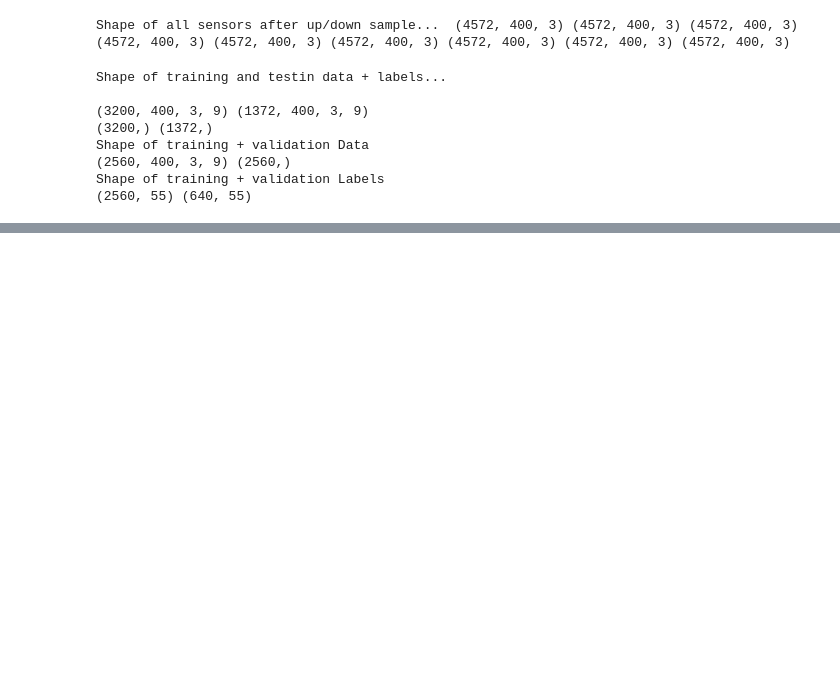
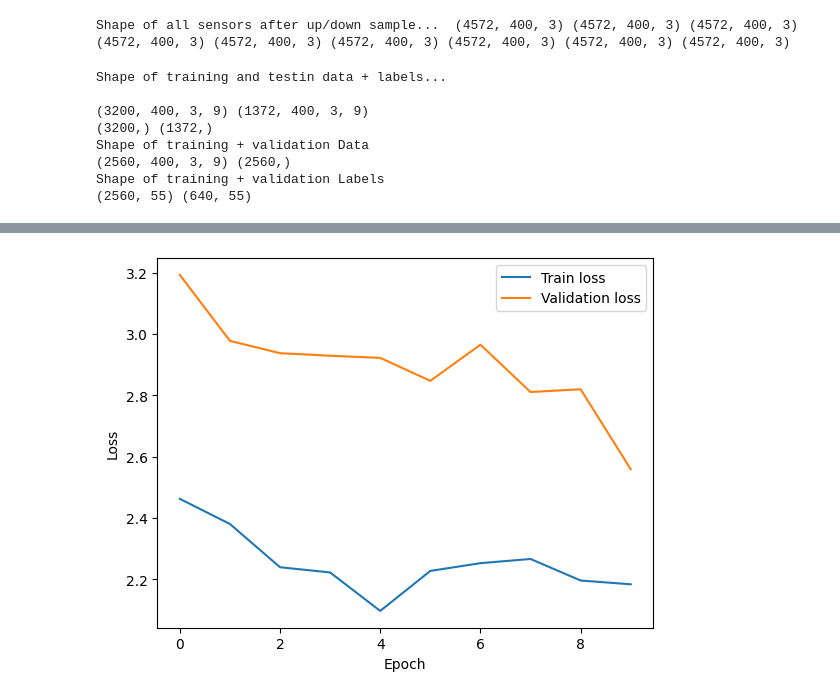
Before and after one commit to Wajeeha-Fatima/FYP, a Jupyter notebook: ConvLSTM/convNorm1Lstm/normConv1LSTM.ipynb, the cells around one changed output, grey strips where cells are left out. Cells and saved outputs as stored; diff of their text form; code cells hidden in the pictures; blank space fills up the shorter version.

```diff
--- a/ConvLSTM/convNorm1Lstm/normConv1LSTM.ipynb
+++ b/ConvLSTM/convNorm1Lstm/normConv1LSTM.ipynb
@@ -169,12 +170,12 @@ outputLSTM = 100
 
 # Parameters of the dense layer
 activationMLP = 'relu'
-inputMLP = 500
+inputMLP = 2000
 
 # Training parameters
 batchSize = 400
-numberOfEpochs = 30
-learningRate = 0.001
+numberOfEpochs = 10
+learningRate = 0.01
 
 input_shape = (400,3,9)
 nbClasses = 55
@@ -223,10 +224,10 @@ def normConv1Lstm(
     print(model.layers[-1].output_shape)
 
     # Fully-connected layer
-    model.add(Dense(inputMLP, activation=activationMLP))
+    model.add(Dense(inputMLP, activation=activationMLP, kernel_regularizer=regularizers.L2(0.01)))
     print('Dense layer size: ---------------------------')
     print(model.layers[-1].output_shape)
-    #model.add(Dropout(0.5))
+    model.add(Dropout(0.5))
 
     # Softmax layer
     if withSoftmax:
@@ -266,6 +267,6 @@ Dense layer size: ---------------------------
 # %%
 model.compile(
     loss='categorical_crossentropy',
-    optimizer=Adam(learning_rate=0.001),
+    optimizer=Adam(learning_rate=learningRate),
     metrics=['accuracy']
 )
@@ -320,0 +319,13 @@ Epoch 30/30
+# %%
+train_loss = history.history['loss']
+val_loss = history.history['val_loss']
+
+# plot the graph
+plt.plot(train_loss, label='Train loss')
+plt.plot(val_loss, label='Validation loss')
+plt.xlabel('Epoch')
+plt.ylabel('Loss')
+plt.legend()
+plt.show()
+# %% [output]
+[figure, added]
```
Also changed, not shown: parts of 5 cells of this notebook, 7 other files.
